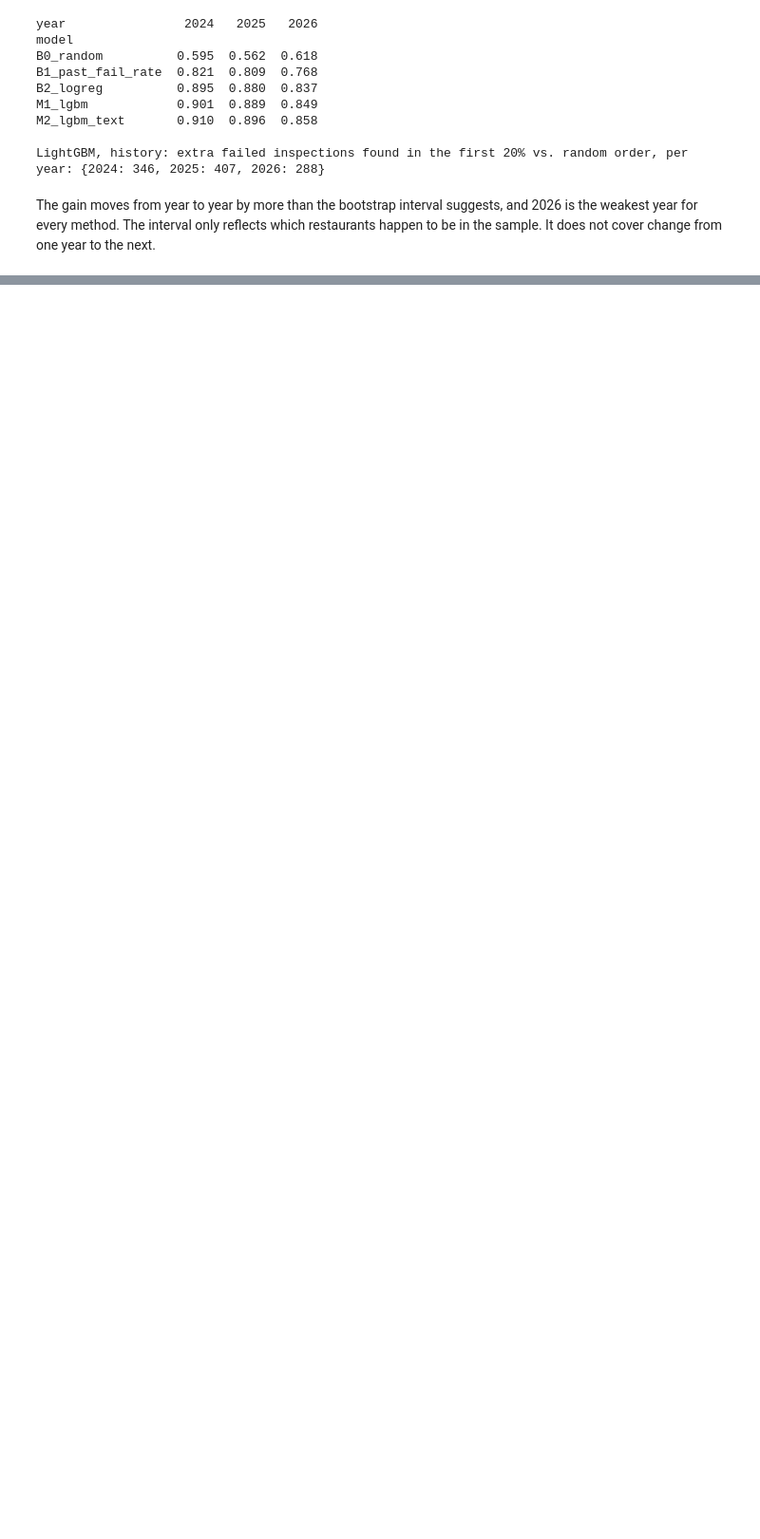
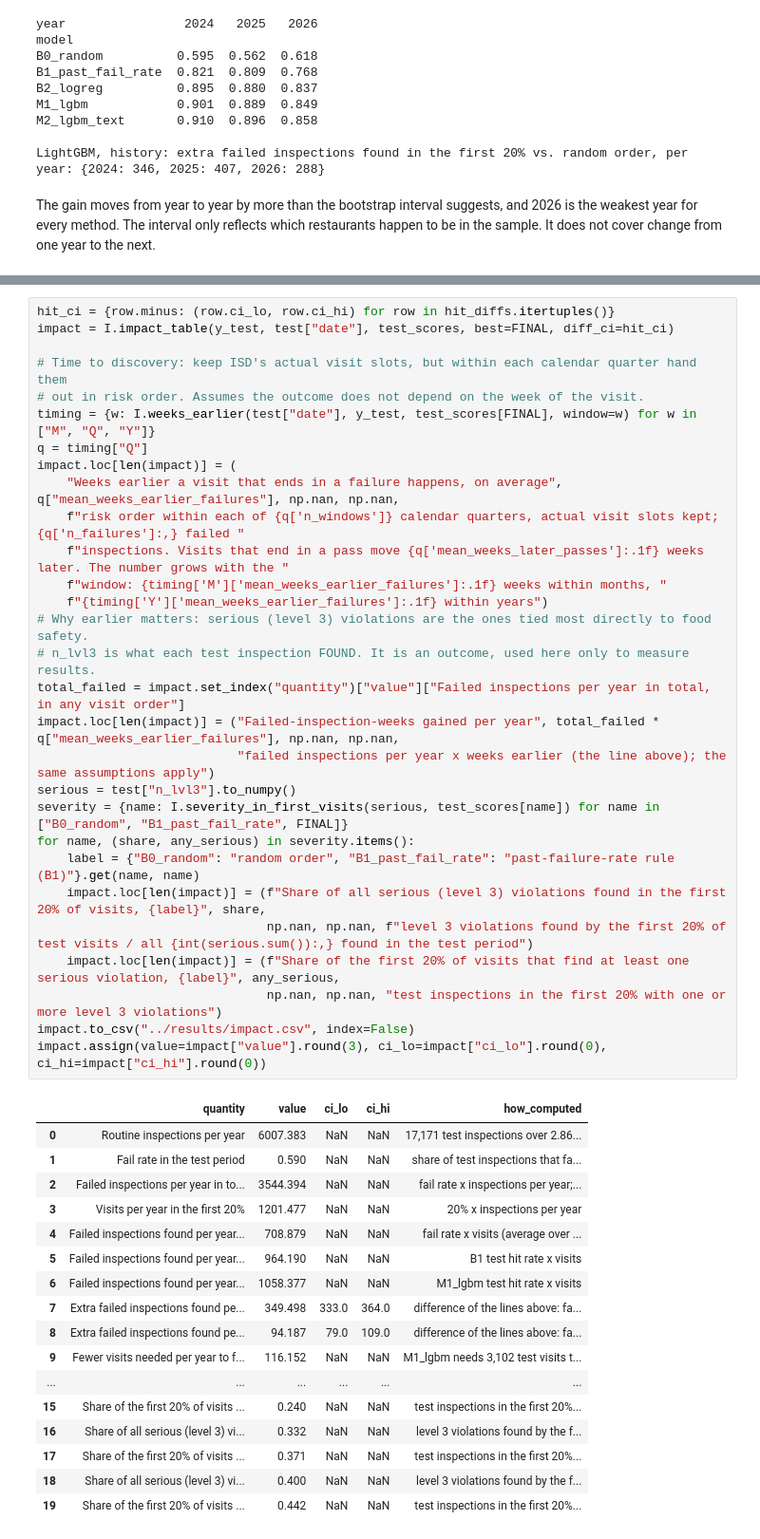
Before and after one commit to nh13120/boston-restaurant-inspection-risk, a Jupyter notebook: notebooks/04_results.ipynb, the cells around one changed output, grey strips where cells are left out. Shown at 95% size. Saved outputs shown, nothing was run; the diff lists cells and outputs as text; blank space fills up the shorter version.

```diff
--- a/notebooks/04_results.ipynb
+++ b/notebooks/04_results.ipynb
@@ -305 +296,48 @@ The three "model factors" per restaurant are the inputs that push its score up t
+# %%
+hit_ci = {row.minus: (row.ci_lo, row.ci_hi) for row in hit_diffs.itertuples()}
+impact = I.impact_table(y_test, test["date"], test_scores, best=FINAL, diff_ci=hit_ci)
+
+# Time to discovery: keep ISD's actual visit slots, but within each calendar quarter hand them
+# out in risk order. Assumes the outcome does not depend on the week of the visit.
+timing = {w: I.weeks_earlier(test["date"], y_test, test_scores[FINAL], window=w) for w in ["M", "Q", "Y"]}
+q = timing["Q"]
+impact.loc[len(impact)] = (
+    "Weeks earlier a visit that ends in a failure happens, on average", q["mean_weeks_earlier_failures"], np.nan, np.nan,
+    f"risk order within each of {q['n_windows']} calendar quarters, actual visit slots kept; {q['n_failures']:,} failed "
+    f"inspections. Visits that end in a pass move {q['mean_weeks_later_passes']:.1f} weeks later. The number grows with the "
+    f"window: {timing['M']['mean_weeks_earlier_failures']:.1f} weeks within months, "
+    f"{timing['Y']['mean_weeks_earlier_failures']:.1f} within years")
+# Why earlier matters: serious (level 3) violations are the ones tied most directly to food safety.
+# n_lvl3 is what each test inspection FOUND. It is an outcome, used here only to measure results.
+total_failed = impact.set_index("quantity")["value"]["Failed inspections per year in total, in any visit order"]
+impact.loc[len(impact)] = ("Failed-inspection-weeks gained per year", total_failed * q["mean_weeks_earlier_failures"], np.nan, np.nan,
+                           "failed inspections per year x weeks earlier (the line above); the same assumptions apply")
+serious = test["n_lvl3"].to_numpy()
+severity = {name: I.severity_in_first_visits(serious, test_scores[name]) for name in ["B0_random", "B1_past_fail_rate", FINAL]}
+for name, (share, any_serious) in severity.items():
+    label = {"B0_random": "random order", "B1_past_fail_rate": "past-failure-rate rule (B1)"}.get(name, name)
+    impact.loc[len(impact)] = (f"Share of all serious (level 3) violations found in the first 20% of visits, {label}", share,
+                               np.nan, np.nan, f"level 3 violations found by the first 20% of test visits / all {int(serious.sum()):,} found in the test period")
+    impact.loc[len(impact)] = (f"Share of the first 20% of visits that find at least one serious violation, {label}", any_serious,
+                               np.nan, np.nan, "test inspections in the first 20% with one or more level 3 violations")
+impact.to_csv("../results/impact.csv", index=False)
+impact.assign(value=impact["value"].round(3), ci_lo=impact["ci_lo"].round(0), ci_hi=impact["ci_hi"].round(0))
+# %% [output]
+|  | quantity | value | ci_lo | ci_hi | how_computed |
+| 0 | Routine inspections per year | 6007.383 | NaN | NaN | 17,171 test inspections over 2.86... |
+| 1 | Fail rate in the test period | 0.590 | NaN | NaN | share of test inspections that fa... |
+| 2 | Failed inspections per year in to... | 3544.394 | NaN | NaN | fail rate x inspections per year;... |
+| 3 | Visits per year in the first 20% | 1201.477 | NaN | NaN | 20% x inspections per year |
+| 4 | Failed inspections found per year... | 708.879 | NaN | NaN | fail rate x visits (average over ... |
+| 5 | Failed inspections found per year... | 964.190 | NaN | NaN | B1 test hit rate x visits |
+| 6 | Failed inspections found per year... | 1058.377 | NaN | NaN | M1_lgbm test hit rate x visits |
+| 7 | Extra failed inspections found pe... | 349.498 | 333.0 | 364.0 | difference of the lines above: fa... |
+| 8 | Extra failed inspections found pe... | 94.187 | 79.0 | 109.0 | difference of the lines above: fa... |
+| 9 | Fewer visits needed per year to f... | 116.152 | NaN | NaN | M1_lgbm needs 3,102 test visits t... |
+| ... | ... | ... | ... | ... | ... |
+| 15 | Share of the first 20% of visits ... | 0.240 | NaN | NaN | test inspections in the first 20%... |
+| 16 | Share of all serious (level 3) vi... | 0.332 | NaN | NaN | level 3 violations found by the f... |
+| 17 | Share of the first 20% of visits ... | 0.371 | NaN | NaN | test inspections in the first 20%... |
+| 18 | Share of all serious (level 3) vi... | 0.400 | NaN | NaN | level 3 violations found by the f... |
+| 19 | Share of the first 20% of visits ... | 0.442 | NaN | NaN | test inspections in the first 20%... |
 # %%
```
Also changed, not shown: parts of 23 cells of this notebook, 19 other files.
